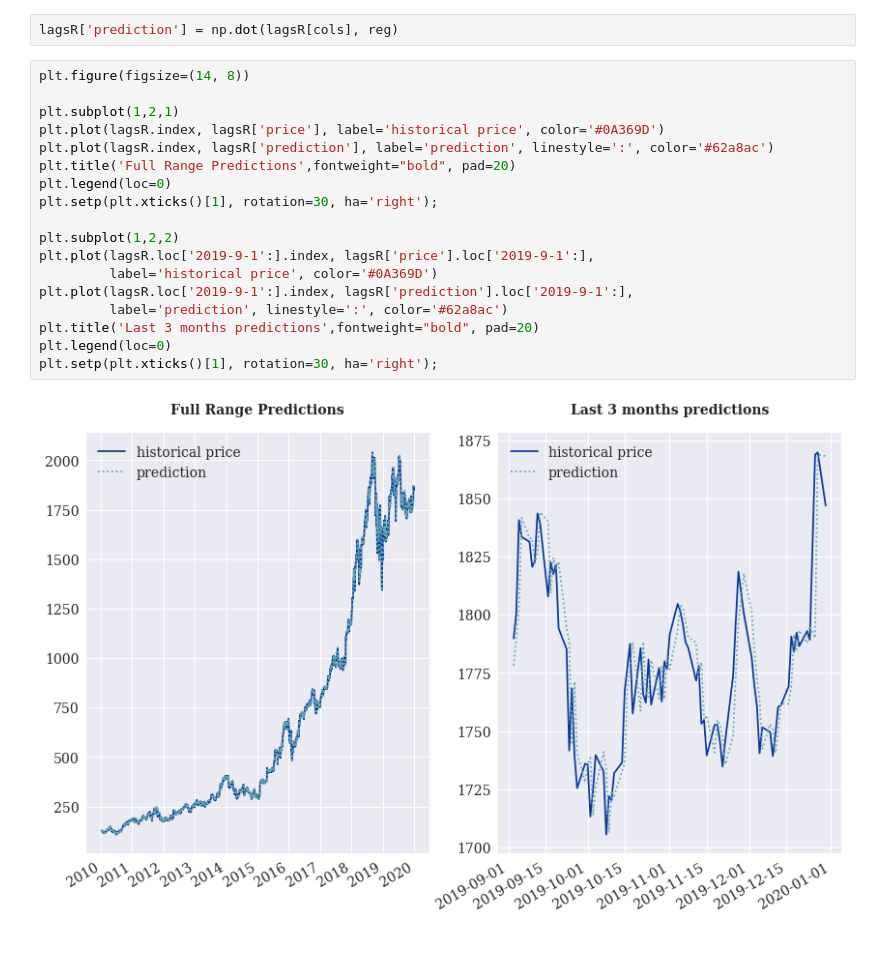
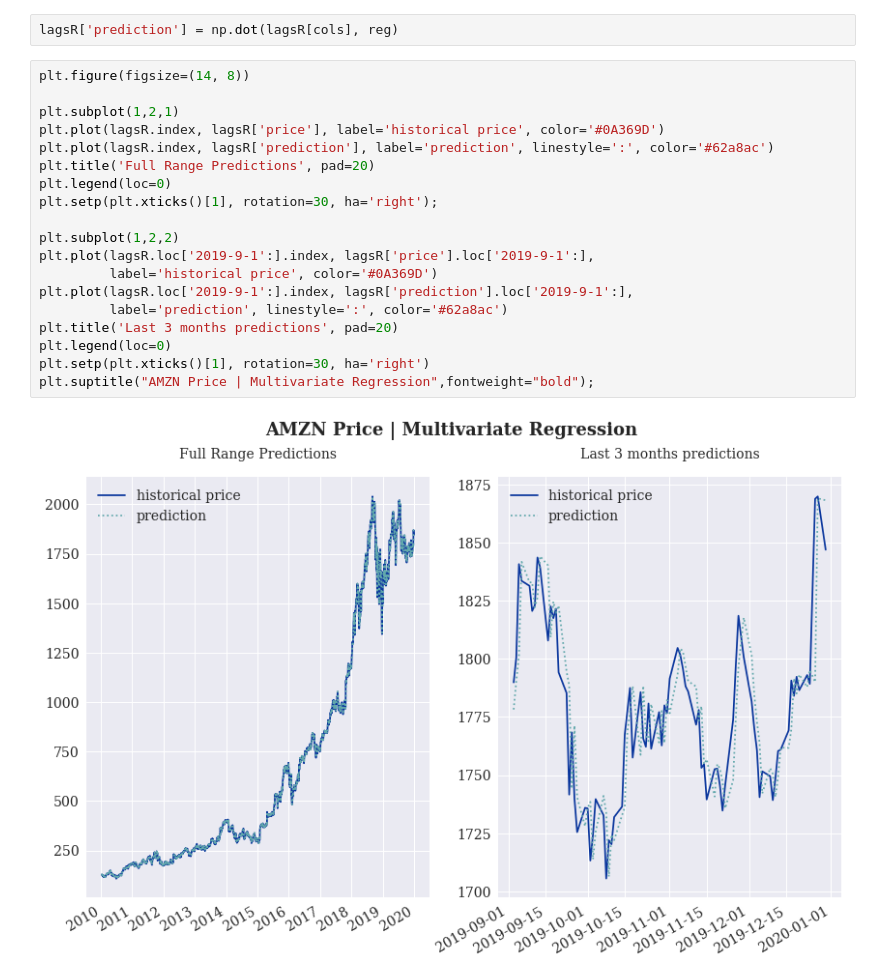
Before and after one commit to mateomarks/Algorithmic-Trading, a Jupyter notebook: 02 ML Based Strategies.ipynb, the cells around one changed output. Drawn from its saved outputs; the diff is of its cells as text; blank space fills up the shorter version.

```diff
--- a/02 ML Based Strategies.ipynb
+++ b/02 ML Based Strategies.ipynb
@@ -127,20 +119,21 @@ lagsR['prediction'] = np.dot(lagsR[cols], reg)
 # %%
 plt.figure(figsize=(14, 8))
 
 plt.subplot(1,2,1)
 plt.plot(lagsR.index, lagsR['price'], label='historical price', color='#0A369D')
 plt.plot(lagsR.index, lagsR['prediction'], label='prediction', linestyle=':', color='#62a8ac')
-plt.title('Full Range Predictions',fontweight="bold", pad=20)
+plt.title('Full Range Predictions', pad=20)
 plt.legend(loc=0)
 plt.setp(plt.xticks()[1], rotation=30, ha='right');
 
 plt.subplot(1,2,2)
 plt.plot(lagsR.loc['2019-9-1':].index, lagsR['price'].loc['2019-9-1':],
          label='historical price', color='#0A369D')
 plt.plot(lagsR.loc['2019-9-1':].index, lagsR['prediction'].loc['2019-9-1':],
          label='prediction', linestyle=':', color='#62a8ac')
-plt.title('Last 3 months predictions',fontweight="bold", pad=20)
+plt.title('Last 3 months predictions', pad=20)
 plt.legend(loc=0)
-plt.setp(plt.xticks()[1], rotation=30, ha='right');
+plt.setp(plt.xticks()[1], rotation=30, ha='right')
+plt.suptitle("AMZN Price | Multivariate Regression",fontweight="bold");
 # %% [output]
-[figure, old version]
+[figure, new version]
```
Also changed, not shown: parts of 13 cells of this notebook.
